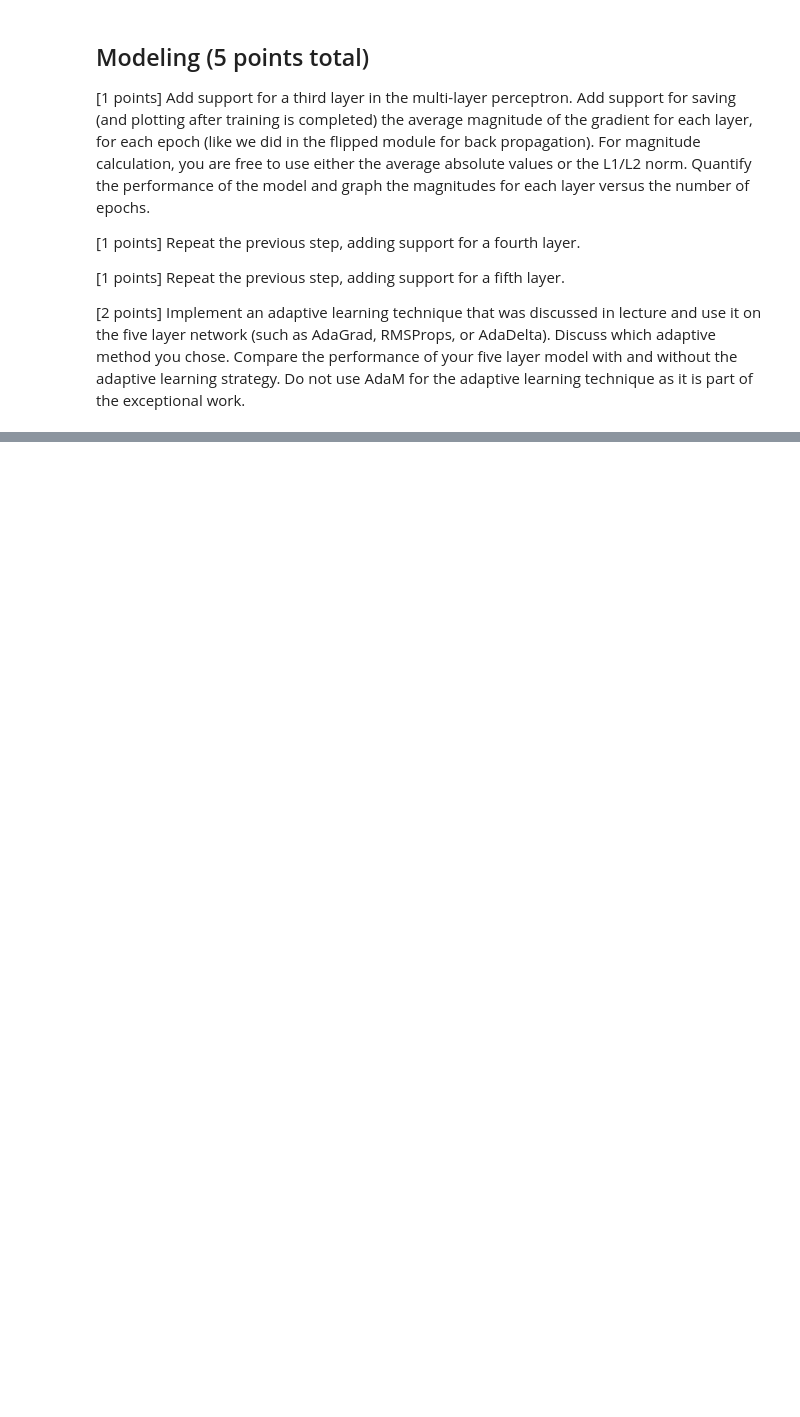
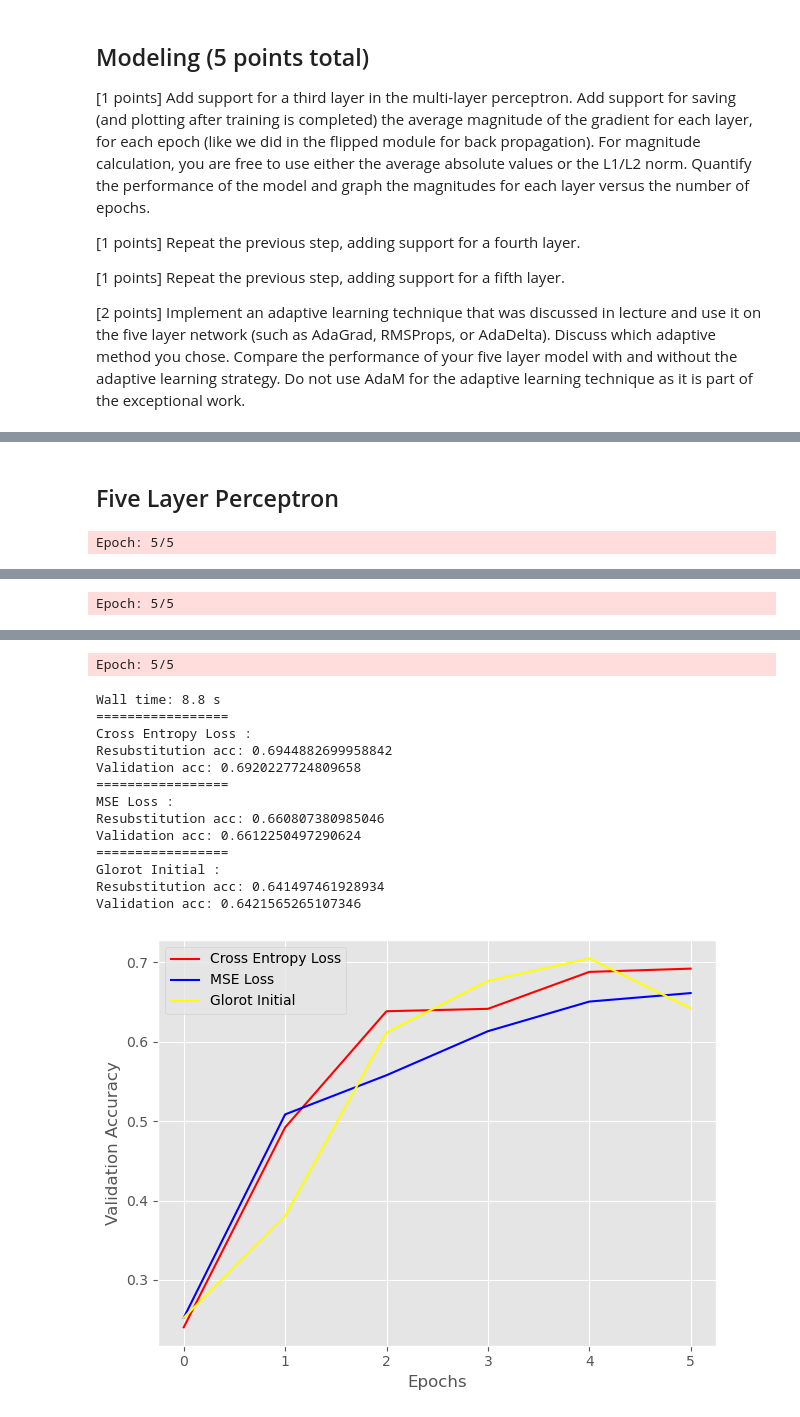
Before and after one commit to bennyandthejetss/ML_lab4, a Jupyter notebook: Lab4.ipynb, the cells around one changed output, grey strips where cells are left out. Cells and saved outputs as stored; diff of their text form; code cells hidden in the pictures; blank space fills up the shorter version.

```diff
--- a/Lab4.ipynb
+++ b/Lab4.ipynb
@@ -1365,3 +1169,5 @@ Validation acc: 0.7178132930928047
+# %% [markdown]
+## Five Layer Perceptron
 # %%
 class FiveLayerPerceptronBase(object):
     def __init__(self, n_hidden=30,
@@ -1642,0 +1450,18 @@ class FiveLayerPerceptronBetterInitial(FiveLayerPerceptronMiniBatchCrossEntropy)
+# %%
+#CHANGE BACK TO 20 EPOCHS!
+vals = { 'n_hidden':30,
+         'C':0.1, 'epochs':5, 'eta':0.001,
+         'alpha':0.001, 'decrease_const':1e-5, 'minibatches':50,
+         'shuffle':True,'random_state':1}
+
+nn_quad = FiveLayerPerceptronMiniBatch(**vals)
+nn_cross = FiveLayerPerceptronMiniBatchCrossEntropy(**vals)
+nn_better = FiveLayerPerceptronBetterInitial(**vals)
+%time nn_cross.fit(X_train, y_train, print_progress=1, XY_test=(X_test, y_test))
+%time nn_quad.fit(X_train, y_train, print_progress=1, XY_test=(X_test, y_test))
+%time nn_better.fit(X_train, y_train, print_progress=1, XY_test=(X_test, y_test))
+print_result(nn_cross,X_train,y_train,X_test,y_test,title="Cross Entropy Loss",color="red")
+print_result(nn_quad,X_train,y_train,X_test,y_test,title="MSE Loss",color="blue")
+print_result(nn_better,X_train,y_train,X_test,y_test,title="Glorot Initial",color="yellow")
+# %% [output]
+Epoch: 5/5
@@ -1642,0 +1469 @@ class FiveLayerPerceptronBetterInitial(FiveLayerPerceptronMiniBatchCrossEntropy)
+Epoch: 5/5
@@ -1642,0 +1471,15 @@ class FiveLayerPerceptronBetterInitial(FiveLayerPerceptronMiniBatchCrossEntropy)
+Epoch: 5/5
+Wall time: 8.8 s
+=================
+Cross Entropy Loss :
+Resubstitution acc: 0.6944882699958842
+Validation acc: 0.6920227724809658
+=================
+MSE Loss :
+Resubstitution acc: 0.660807380985046
+Validation acc: 0.6612250497290624
+=================
+Glorot Initial :
+Resubstitution acc: 0.641497461928934
+Validation acc: 0.6421565265107346
+[figure, added]
```
Also changed, not shown: parts of 28 cells of this notebook.
